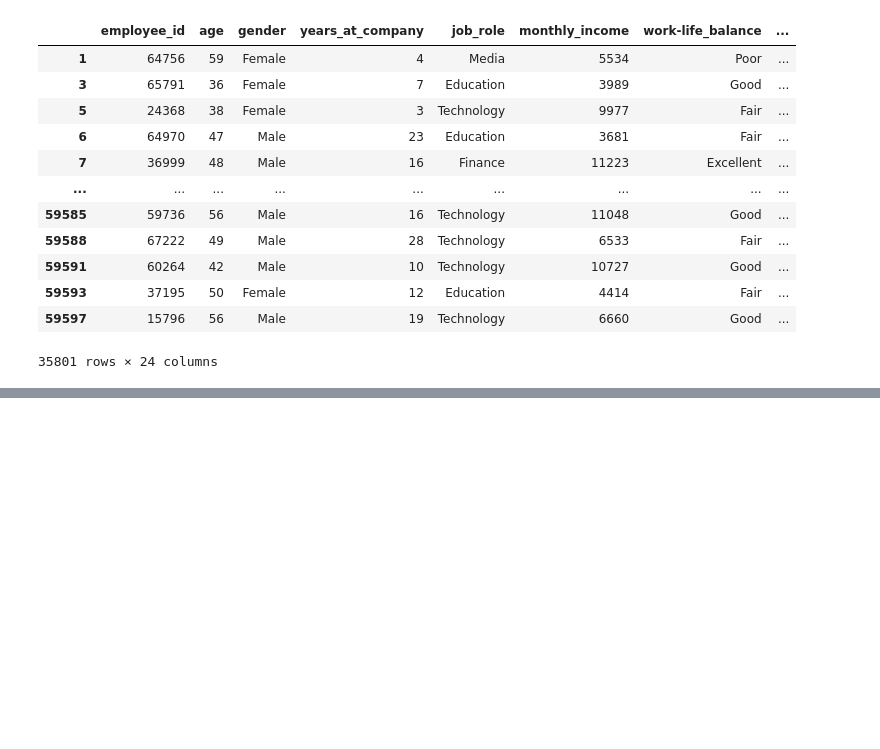
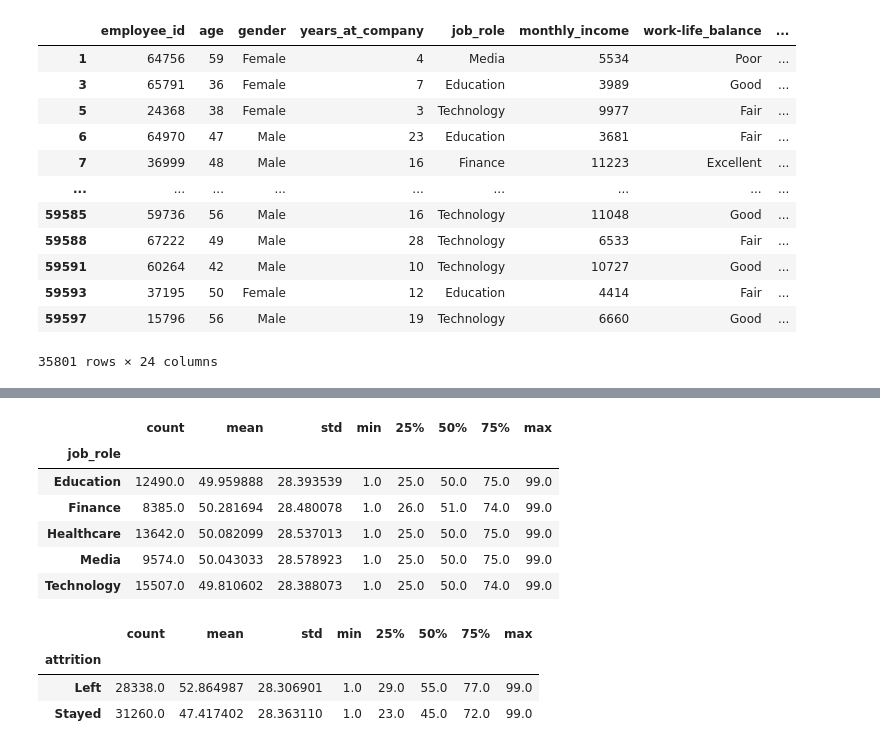
Before and after one commit to MuhammedMahmoud0/Employee-Attrition-Prediction-and-Analysis-DEPI, a Jupyter notebook: notebooks/Data_Preprocessing/data_preprocessing.ipynb, the cells around one changed output, grey strips where cells are left out. Cells and saved outputs as stored; diff of their text form; code cells hidden in the pictures; blank space fills up the shorter version.

Commit message:
work on distance_from_home

```diff
--- a/notebooks/Data_Preprocessing/data_preprocessing.ipynb
+++ b/notebooks/Data_Preprocessing/data_preprocessing.ipynb
@@ -485,0 +500,17 @@ df.loc[(df["years_at_company"] <= df["age"] -18)] #This data that we will be wor
+# %%
+df.groupby(["job_role"])["distance_from_home"].describe()
+# %% [output]
+|  | count | mean | std | min | 25% | 50% | 75% | max |
+| job_role |  |  |  |  |  |  |  |  |
+| Education | 12490.0 | 49.959888 | 28.393539 | 1.0 | 25.0 | 50.0 | 75.0 | 99.0 |
+| Finance | 8385.0 | 50.281694 | 28.480078 | 1.0 | 26.0 | 51.0 | 74.0 | 99.0 |
+| Healthcare | 13642.0 | 50.082099 | 28.537013 | 1.0 | 25.0 | 50.0 | 75.0 | 99.0 |
+| Media | 9574.0 | 50.043033 | 28.578923 | 1.0 | 25.0 | 50.0 | 75.0 | 99.0 |
+| Technology | 15507.0 | 49.810602 | 28.388073 | 1.0 | 25.0 | 50.0 | 74.0 | 99.0 |
+# %%
+df.groupby(["attrition"])["distance_from_home"].describe()
+# %% [output]
+|  | count | mean | std | min | 25% | 50% | 75% | max |
+| attrition |  |  |  |  |  |  |  |  |
+| Left | 28338.0 | 52.864987 | 28.306901 | 1.0 | 29.0 | 55.0 | 77.0 | 99.0 |
+| Stayed | 31260.0 | 47.417402 | 28.363110 | 1.0 | 23.0 | 45.0 | 72.0 | 99.0 |
```
Also changed, not shown: parts of 5 cells of this notebook.
